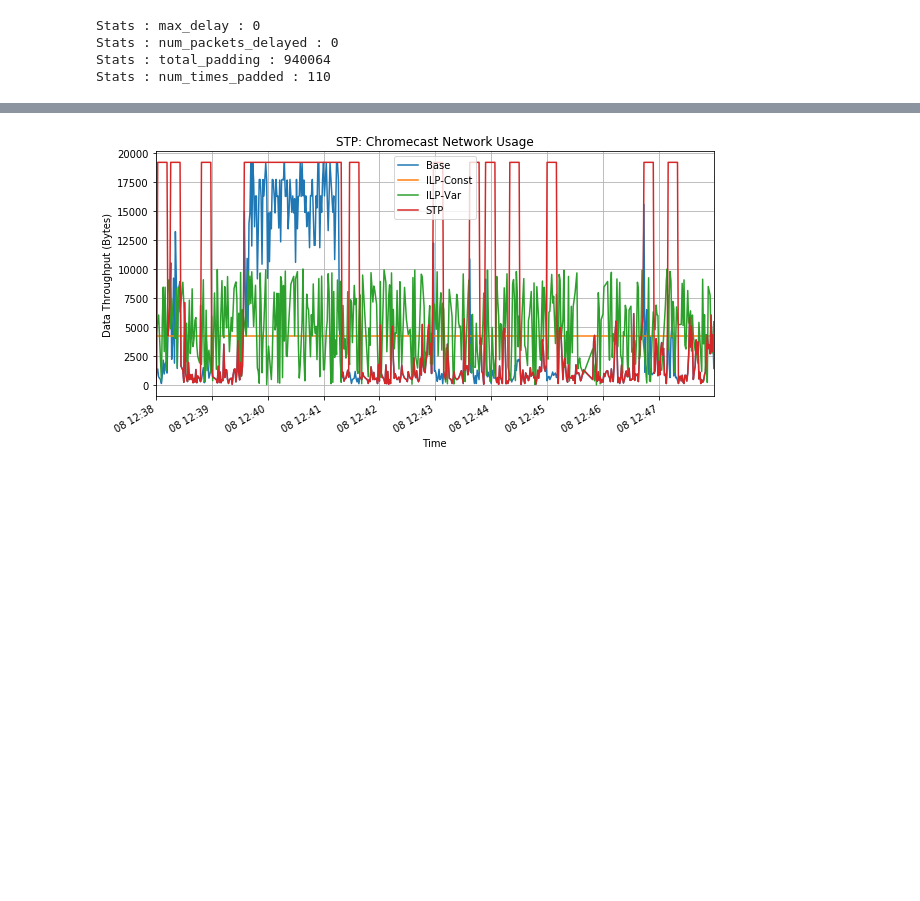
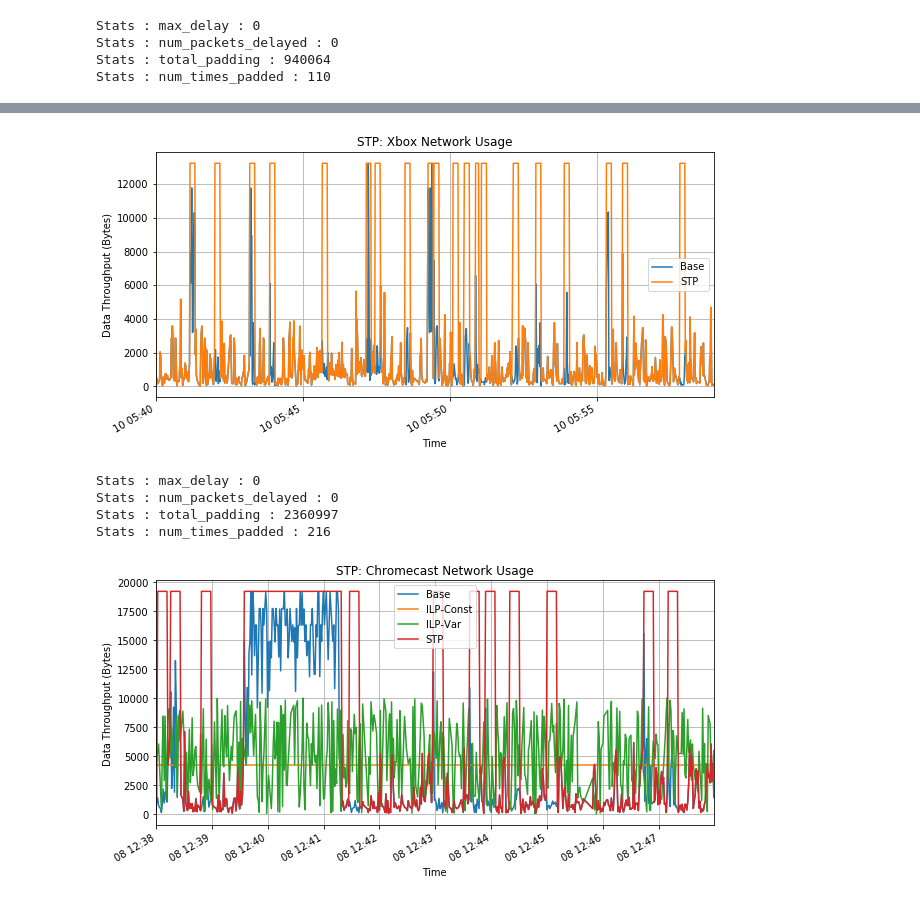
Before and after one commit to ayanpatel/iot-sec, a Jupyter notebook: plotDB.ipynb, the cells around one changed output, grey strips where cells are left out. Drawn from its saved outputs; the diff is of its cells as text; code cells hidden in the pictures; blank space fills up the shorter version.

```diff
--- a/plotDB.ipynb
+++ b/plotDB.ipynb
@@ -386,3 +444,6 @@ Stats : max_delay : 0
 Stats : num_packets_delayed : 0
 Stats : total_padding : 940064
 Stats : num_times_padded : 110
+# %%
+xbox_stp_df, xbox_stp_stats = stp_alg(df_xbox, int(df_xbox['Size'].max()), 0.15, 6000)
+xbox_stp_df.head()
@@ -389,3 +457,20 @@ Stats : num_times_padded : 110
+# %%
+ax = df_xbox.plot(x='Time', y='Size', kind='line', grid=True, title='Xbox Network Usage', figsize=(10,5))
+ax.set_xlabel('Time')
+ax.set_ylabel('Data Throughput (Bytes)')
+xbox_stp_df.plot(x='Time', y='Size', kind='line', grid=True, title='STP: Xbox Network Usage', figsize=(10,5), ax=ax)
+plt.legend(['Base', 'STP'])
+plt.show()
+# %% [output]
+[figure, added]
+# %%
+for stat in xbox_stp_stats:
+    print("Stats : {} : {}".format(stat,xbox_stp_stats[stat]))
+# %% [output]
+Stats : max_delay : 0
+Stats : num_packets_delayed : 0
+Stats : total_padding : 2360997
+Stats : num_times_padded : 216
 # %%
 ax = df.plot(x='Time', y='Size', kind='line', grid=True, title='Chromecast Network Usage', figsize=(10,5))
 ax.set_xlabel('Time')
```
Also changed, not shown: parts of 8 cells of this notebook.
